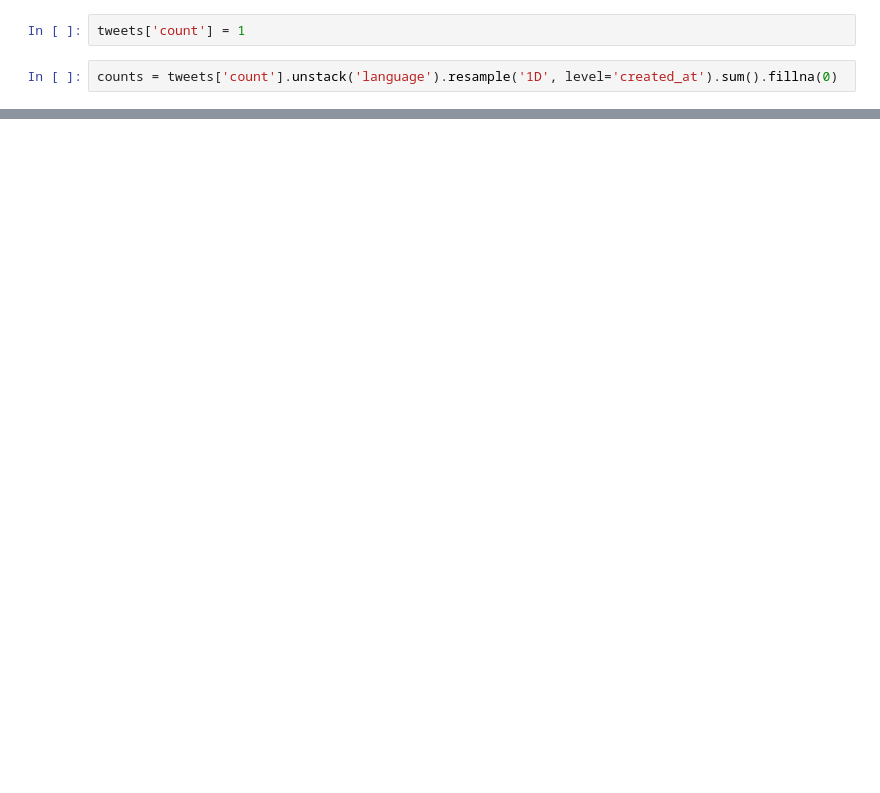
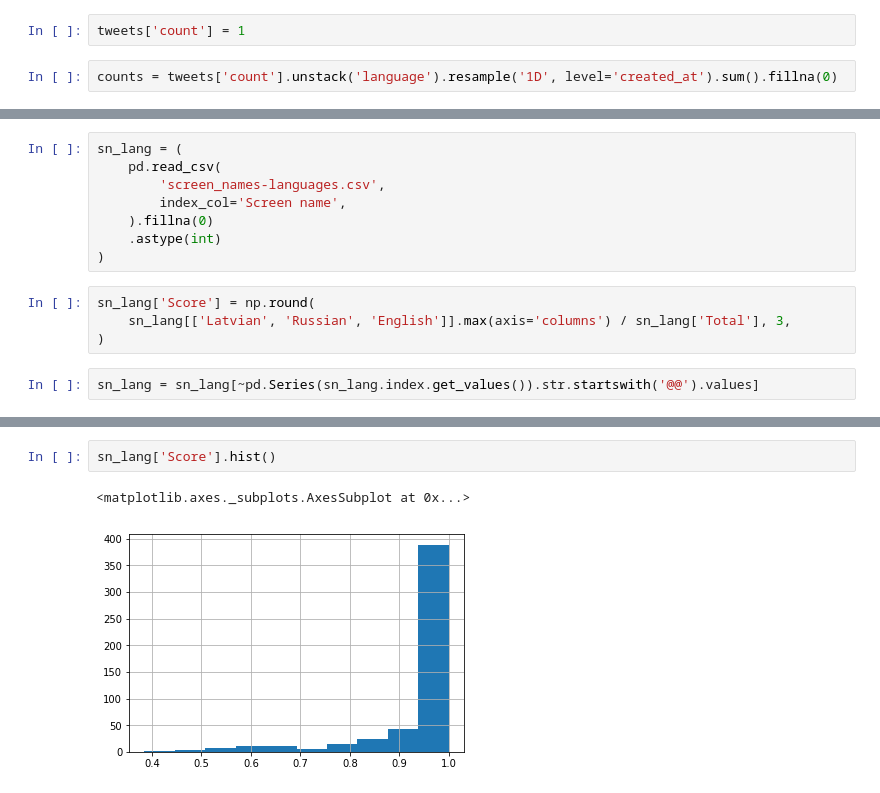
Before and after one commit to dimazest/2017-lv-corpus, a Jupyter notebook: supplement/notebook.ipynb, the cells around one changed output, grey strips where cells are left out. Saved outputs shown, nothing was run; the diff lists cells and outputs as text; blank space fills up the shorter version.

```diff
--- a/supplement/notebook.ipynb
+++ b/supplement/notebook.ipynb
@@ -31,0 +43,14 @@ _.figure.savefig('figures/timeline.pdf')
+# %%
+sn_lang = (
+    pd.read_csv(
+        'screen_names-languages.csv',
+        index_col='Screen name',
+    ).fillna(0)
+    .astype(int)
+)
+# %%
+sn_lang['Score'] = np.round(
+    sn_lang[['Latvian', 'Russian', 'English']].max(axis='columns') / sn_lang['Total'], 3,
+)
+# %%
+sn_lang = sn_lang[~pd.Series(sn_lang.index.get_values()).str.startswith('@@').values]
@@ -31,0 +67,5 @@ _.figure.savefig('figures/timeline.pdf')
+# %%
+sn_lang['Score'].hist()
+# %% [output]
+<matplotlib.axes._subplots.AxesSubplot at 0x...>
+[figure, added]
```
Also changed, not shown: parts of 16 cells of this notebook, 7 other files.
